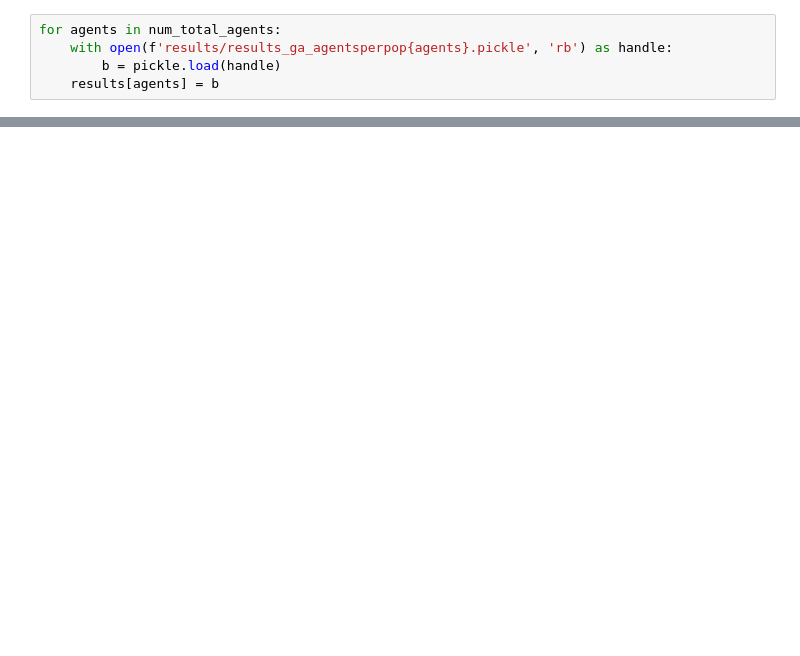
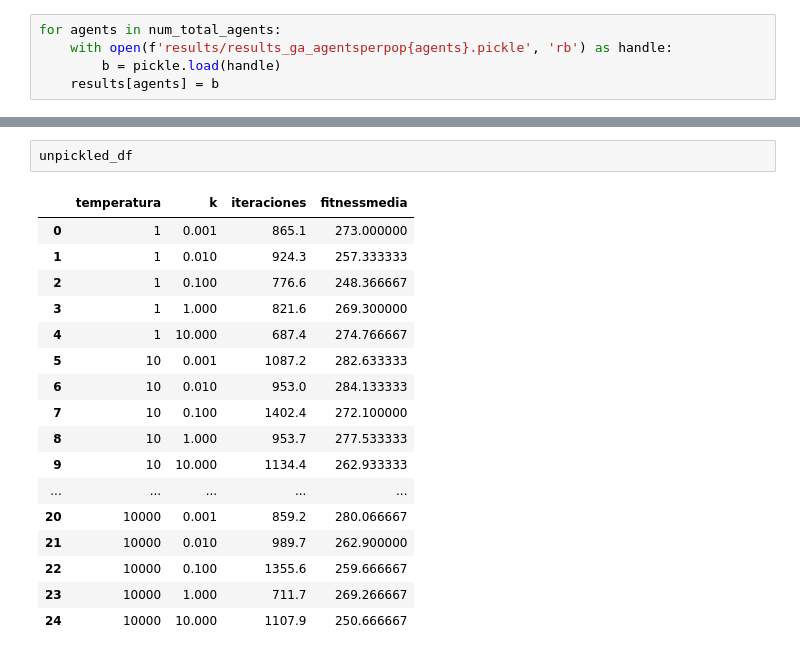
Before and after one commit to jiwidi/MIARFID, a Jupyter notebook: TIA/lab_ga/Inspect_results.ipynb, the cells around one changed output, grey strips where cells are left out. Drawn from its saved outputs; the diff is of its cells as text; blank space fills up the shorter version.

```diff
--- a/TIA/lab_ga/Inspect_results.ipynb
+++ b/TIA/lab_ga/Inspect_results.ipynb
@@ -41,0 +95,20 @@ pd.DataFrame.from_dict(len_results).plot()
+# %%
+unpickled_df
+# %% [output]
+|  | temperatura | k | iteraciones | fitnessmedia |
+| 0 | 1 | 0.001 | 865.1 | 273.000000 |
+| 1 | 1 | 0.010 | 924.3 | 257.333333 |
+| 2 | 1 | 0.100 | 776.6 | 248.366667 |
+| 3 | 1 | 1.000 | 821.6 | 269.300000 |
+| 4 | 1 | 10.000 | 687.4 | 274.766667 |
+| 5 | 10 | 0.001 | 1087.2 | 282.633333 |
+| 6 | 10 | 0.010 | 953.0 | 284.133333 |
+| 7 | 10 | 0.100 | 1402.4 | 272.100000 |
+| 8 | 10 | 1.000 | 953.7 | 277.533333 |
+| 9 | 10 | 10.000 | 1134.4 | 262.933333 |
+| ... | ... | ... | ... | ... |
+| 20 | 10000 | 0.001 | 859.2 | 280.066667 |
+| 21 | 10000 | 0.010 | 989.7 | 262.900000 |
+| 22 | 10000 | 0.100 | 1355.6 | 259.666667 |
+| 23 | 10000 | 1.000 | 711.7 | 269.266667 |
+| 24 | 10000 | 10.000 | 1107.9 | 250.666667 |
```
Also changed, not shown: parts of 15 cells of this notebook, 17 other files.
